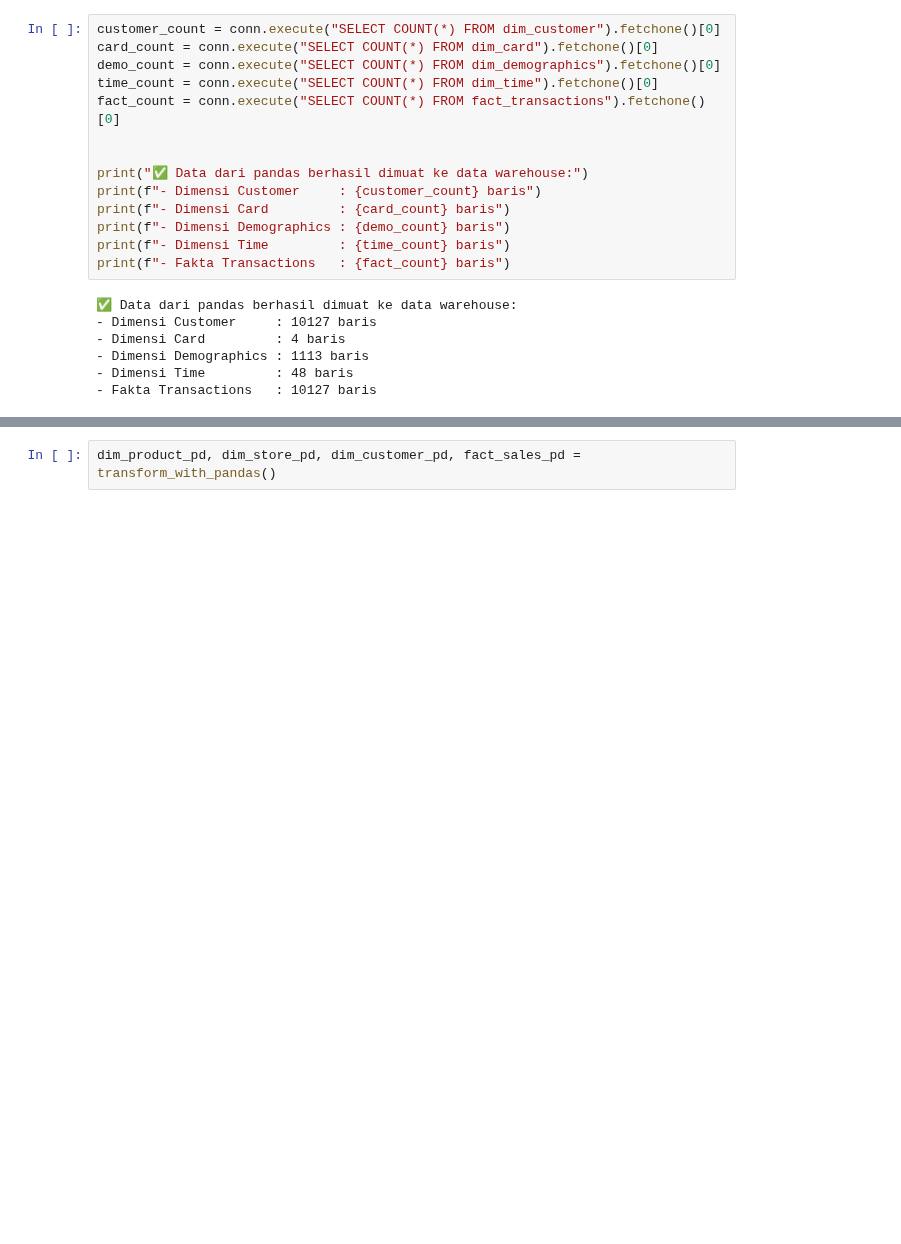
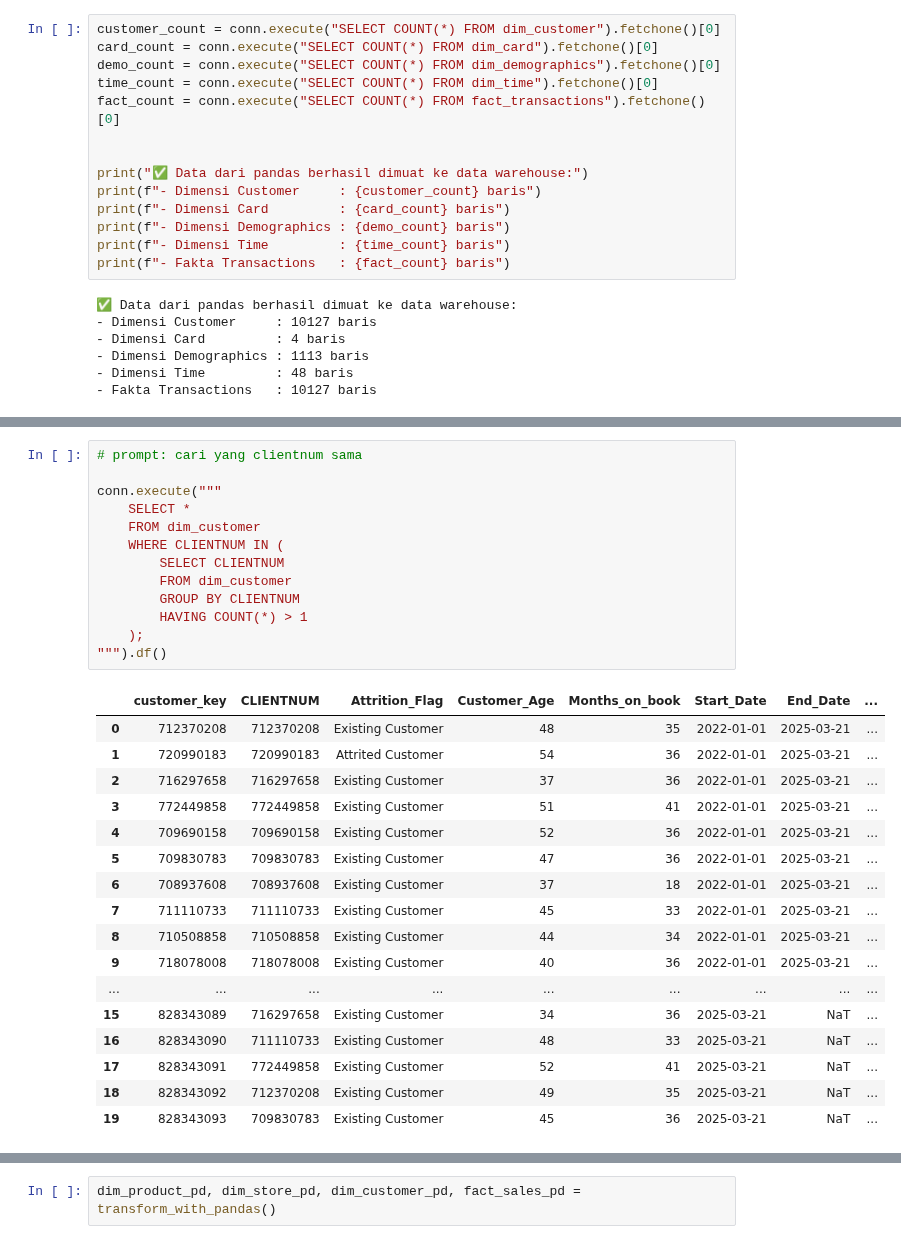
Before and after one commit to otherlife-code/DWIB_Final-Project, a Jupyter notebook: Project Based Milestone 1/Milestone_1.ipynb, the cells around one changed output, grey strips where cells are left out. Cells and saved outputs as stored; diff of their text form; blank space fills up the shorter version.

```diff
--- a/Project Based Milestone 1/Milestone_1.ipynb
+++ b/Project Based Milestone 1/Milestone_1.ipynb
@@ -769,0 +801,31 @@ ConstraintException: Constraint Error: Violates foreign key constraint because k
+# %%
+# prompt: cari yang clientnum sama
+
+conn.execute("""
+    SELECT *
+    FROM dim_customer
+    WHERE CLIENTNUM IN (
+        SELECT CLIENTNUM
+        FROM dim_customer
+        GROUP BY CLIENTNUM
+        HAVING COUNT(*) > 1
+    );
+""").df()
+# %% [output]
+|  | customer_key | CLIENTNUM | Attrition_Flag | Customer_Age | Months_on_book | Start_Date | End_Date | ... |
+| 0 | 712370208 | 712370208 | Existing Customer | 48 | 35 | 2022-01-01 | 2025-03-21 | ... |
+| 1 | 720990183 | 720990183 | Attrited Customer | 54 | 36 | 2022-01-01 | 2025-03-21 | ... |
+| 2 | 716297658 | 716297658 | Existing Customer | 37 | 36 | 2022-01-01 | 2025-03-21 | ... |
+| 3 | 772449858 | 772449858 | Existing Customer | 51 | 41 | 2022-01-01 | 2025-03-21 | ... |
+| 4 | 709690158 | 709690158 | Existing Customer | 52 | 36 | 2022-01-01 | 2025-03-21 | ... |
+| 5 | 709830783 | 709830783 | Existing Customer | 47 | 36 | 2022-01-01 | 2025-03-21 | ... |
+| 6 | 708937608 | 708937608 | Existing Customer | 37 | 18 | 2022-01-01 | 2025-03-21 | ... |
+| 7 | 711110733 | 711110733 | Existing Customer | 45 | 33 | 2022-01-01 | 2025-03-21 | ... |
+| 8 | 710508858 | 710508858 | Existing Customer | 44 | 34 | 2022-01-01 | 2025-03-21 | ... |
+| 9 | 718078008 | 718078008 | Existing Customer | 40 | 36 | 2022-01-01 | 2025-03-21 | ... |
+| ... | ... | ... | ... | ... | ... | ... | ... | ... |
+| 15 | 828343089 | 716297658 | Existing Customer | 34 | 36 | 2025-03-21 | NaT | ... |
+| 16 | 828343090 | 711110733 | Existing Customer | 48 | 33 | 2025-03-21 | NaT | ... |
+| 17 | 828343091 | 772449858 | Existing Customer | 52 | 41 | 2025-03-21 | NaT | ... |
+| 18 | 828343092 | 712370208 | Existing Customer | 49 | 35 | 2025-03-21 | NaT | ... |
+| 19 | 828343093 | 709830783 | Existing Customer | 45 | 36 | 2025-03-21 | NaT | ... |
```
Also changed, not shown: parts of 5 cells of this notebook.
